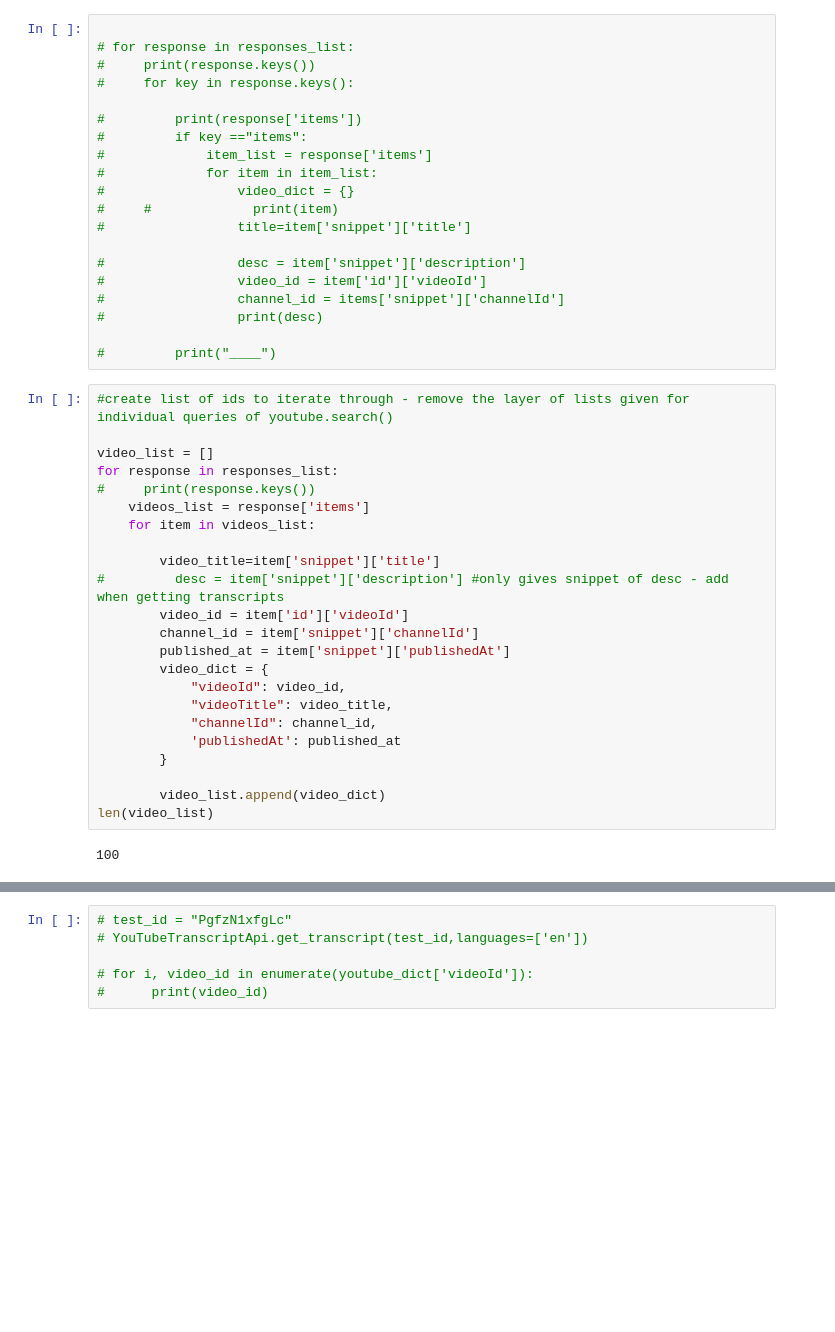
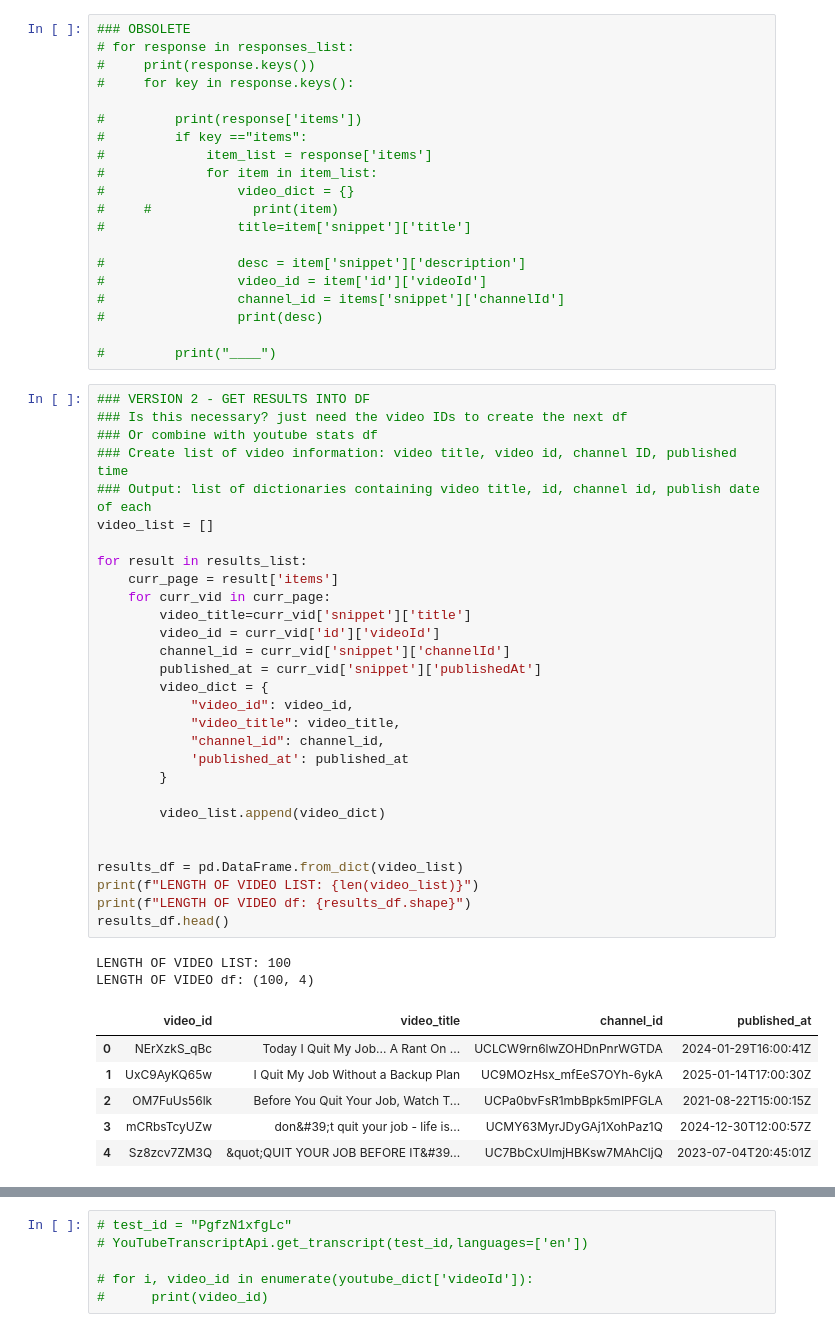
Before and after one commit to jon-tk-chan/youtube_quitting_data, a Jupyter notebook: 01_scrape_youtube_data.ipynb, the cells around one changed output, grey strips where cells are left out. Saved outputs shown, nothing was run; the diff lists cells and outputs as text; blank space fills up the shorter version.

Commit message:
refactor 01 scraping script - stats_df creation, transcripts missing

```diff
--- a/01_scrape_youtube_data.ipynb
+++ b/01_scrape_youtube_data.ipynb
@@ -101,5 +172,5 @@ responses_list[0]
 # %%
-
+### OBSOLETE
 # for response in responses_list:
 #     print(response.keys())
 #     for key in response.keys():
@@ -118,28 +189,41 @@ responses_list[0]
 #                 print(desc)
 
 #         print("____")
-# %%
-#create list of ids to iterate through - remove the layer of lists given for individual queries of youtube.search()
-
-video_list = []
-for response in responses_list:
-#     print(response.keys())
-    videos_list = response['items']
-    for item in videos_list:
-
-        video_title=item['snippet']['title']
-#         desc = item['snippet']['description'] #only gives snippet of desc - add when getting transcripts
-        video_id = item['id']['videoId']
-        channel_id = item['snippet']['channelId']
-        published_at = item['snippet']['publishedAt']
-        video_dict = {
-            "videoId": video_id,
-            "videoTitle": video_title,
-            "channelId": channel_id,
-            'publishedAt': published_at
-        }
-
-        video_list.append(video_dict)
-len(video_list)
-# %% [output]
-100
+# %%
+### VERSION 2 - GET RESULTS INTO DF
+### Is this necessary? just need the video IDs to create the next df
+### Or combine with youtube stats df
+### Create list of video information: video title, video id, channel ID, published time
+### Output: list of dictionaries containing video title, id, channel id, publish date of each
+video_list = []
+
+for result in results_list:
+    curr_page = result['items']
+    for curr_vid in curr_page:
+        video_title=curr_vid['snippet']['title']
+        video_id = curr_vid['id']['videoId']
+        channel_id = curr_vid['snippet']['channelId']
+        published_at = curr_vid['snippet']['publishedAt']
+        video_dict = {
+            "video_id": video_id,
+            "video_title": video_title,
+            "channel_id": channel_id,
+            'published_at': published_at
+        }
+
+        video_list.append(video_dict)
+
+
+results_df = pd.DataFrame.from_dict(video_list)
+print(f"LENGTH OF VIDEO LIST: {len(video_list)}")
+print(f"LENGTH OF VIDEO df: {results_df.shape}")
+results_df.head()
+# %% [output]
+LENGTH OF VIDEO LIST: 100
+LENGTH OF VIDEO df: (100, 4)
+|  | video_id | video_title | channel_id | published_at |
+| 0 | NErXzkS_qBc | Today I Quit My Job... A Rant On ... | UCLCW9rn6lwZOHDnPnrWGTDA | 2024-01-29T16:00:41Z |
+| 1 | UxC9AyKQ65w | I Quit My Job Without a Backup Plan | UC9MOzHsx_mfEeS7OYh-6ykA | 2025-01-14T17:00:30Z |
+| 2 | OM7FuUs56lk | Before You Quit Your Job, Watch T... | UCPa0bvFsR1mbBpk5mIPFGLA | 2021-08-22T15:00:15Z |
+| 3 | mCRbsTcyUZw | don&#39;t quit your job - life is... | UCMY63MyrJDyGAj1XohPaz1Q | 2024-12-30T12:00:57Z |
+| 4 | Sz8zcv7ZM3Q | &quot;QUIT YOUR JOB BEFORE IT&#39... | UC7BbCxUlmjHBKsw7MAhCljQ | 2023-07-04T20:45:01Z |
```
Also changed, not shown: parts of 13 cells of this notebook.
